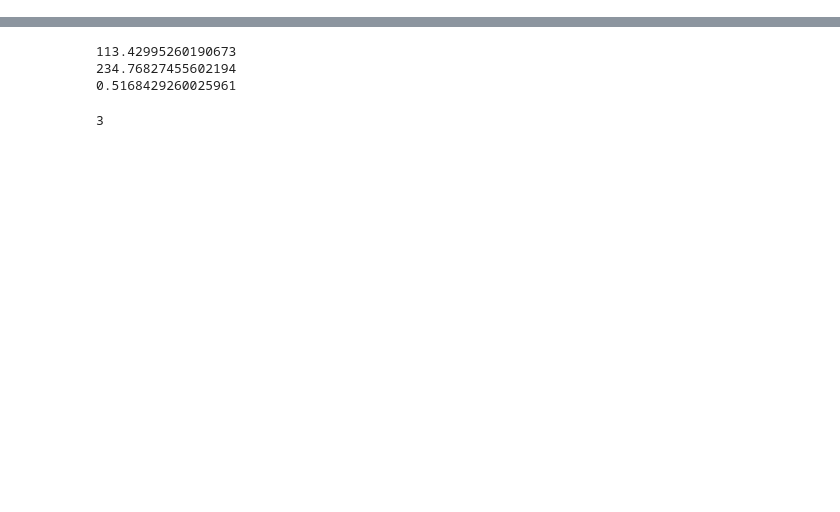
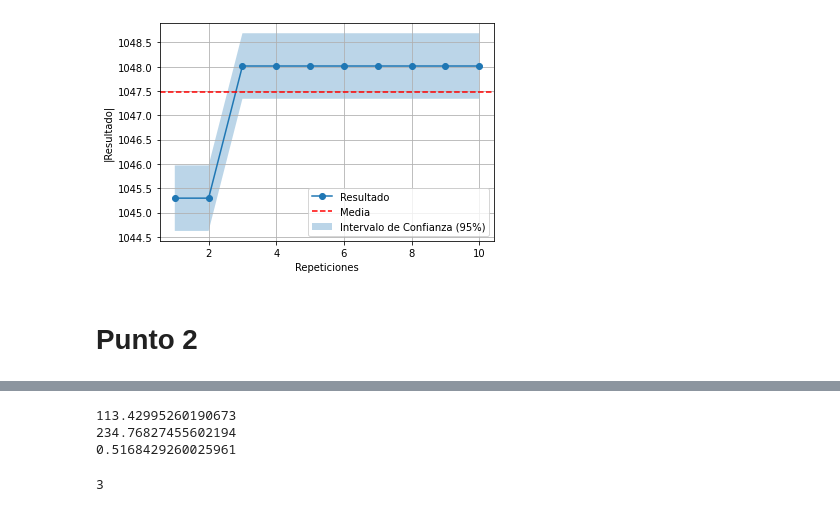
Before and after one commit to delvago/Algoritmo-Genetico, a Jupyter notebook: Tarea1.ipynb, the cells around one changed output, grey strips where cells are left out. Drawn from its saved outputs; the diff is of its cells as text; code cells hidden in the pictures; blank space fills up the shorter version.

```diff
--- a/Tarea1.ipynb
+++ b/Tarea1.ipynb
@@ -803,0 +836,24 @@ Text(0, 0.5, 'error')
+# %%
+# Calcular la media y el desvío estándar de los resultados
+
+media = np.mean(resultado)
+desvio = np.std(resultado)
+
+# Calcular el intervalo de confianza del 95%
+n = len(resultado)
+z_score = 1.96  # Valor crítico para un intervalo de confianza del 95%
+intervalo_confianza = z_score * (desvio / np.sqrt(n))
+
+# Graficar los resultados
+plt.plot(repeticiones, resultado, 'o-', label='Resultado')
+plt.axhline(media, color='r', linestyle='--', label='Media')
+plt.fill_between(repeticiones, resultado - intervalo_confianza, resultado + intervalo_confianza, alpha=0.3, label='Intervalo de Confianza (95%)')
+plt.xlabel('Repeticiones')
+plt.ylabel('|Resultado|')
+plt.legend()
+plt.grid(True)
+plt.show()
+# %% [output]
+[figure, added]
+# %% [markdown]
+# Punto 2
```
Also changed, not shown: parts of 42 cells of this notebook.
